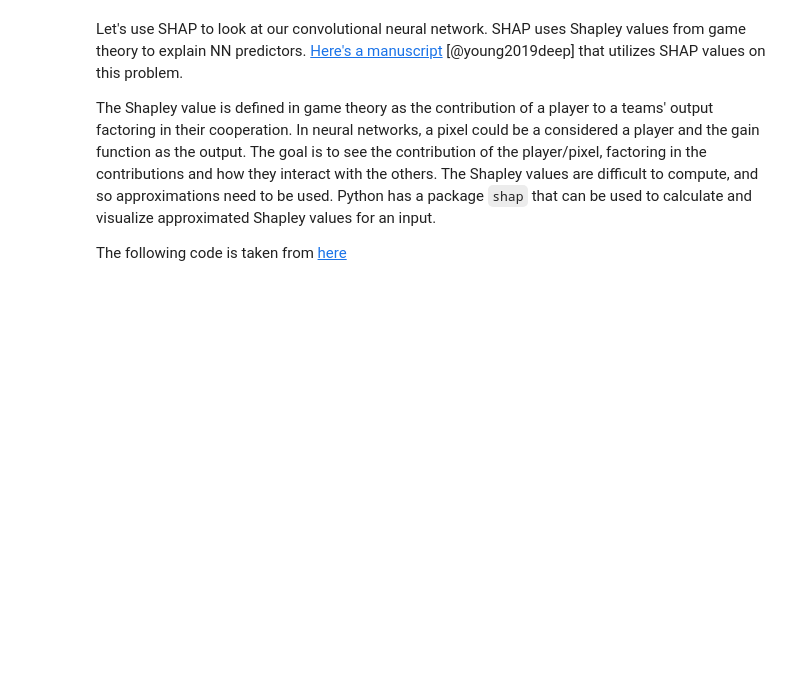
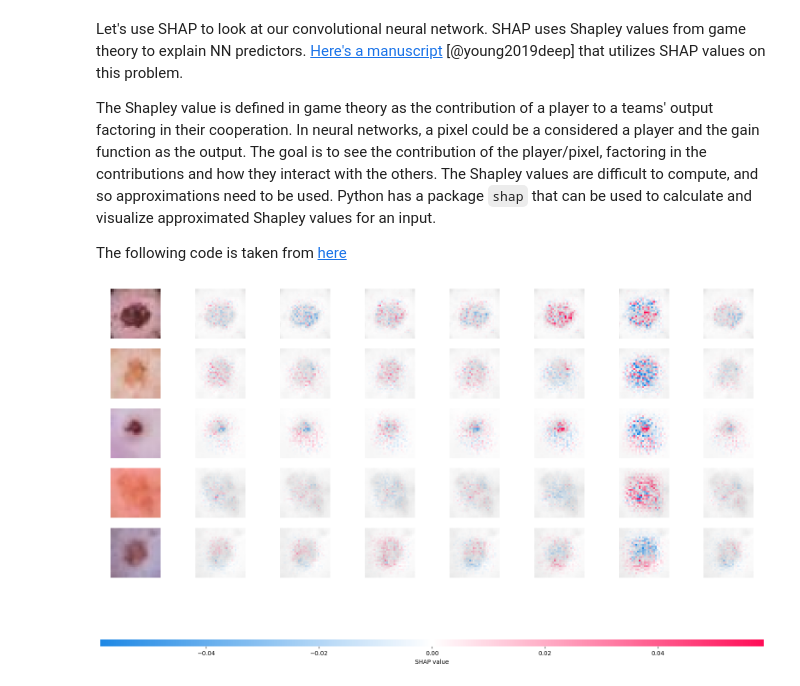
Before and after one commit to smart-stats/ds4bio_book, a Jupyter notebook: book/convnet_example.ipynb, the cells around one changed output. Drawn from its saved outputs; the diff is of its cells as text; code cells hidden in the pictures; blank space fills up the shorter version.

```diff
--- a/book/convnet_example.ipynb
+++ b/book/convnet_example.ipynb
@@ -447,38 +471,43 @@ The Shapley value is defined in game theory as the contribution of a player to a
 
 The following code is taken from [here](https://towardsdatascience.com/pytorch-shap-explainable-convolutional-neural-networks-ece5f04c374f)
 # %%
-import shap
 
-batch = next(iter(test_loader))
-images, _ = batch
+# Re-obtain batch and SHAP values
+batch_new = next(iter(test_loader))
+images_new, _ = batch_new
 
-background = images[:100]
-test_images = images[100:105]
+background_new = images_new[:100]
+test_images_new = images_new[100:105]
 
-e = shap.DeepExplainer(model, background)
-shap_values = e.shap_values(test_images)
+e_new = shap.DeepExplainer(model, background_new)
+shap_values_new = e_new.shap_values(test_images_new)
 
-def to_image_plot_format(values):
+def to_image_plot_format_new(values):
     if isinstance(values, list):
         return [np.moveaxis(v, 1, -1) for v in values]
-
     values = np.asarray(values)
-
-    if values.ndim != 5:
-        raise ValueError(f"Unexpected SHAP output shape: {values.shape}")
-
-    n_samples = test_images.shape[0]
-
-    # Newer SHAP versions often return (samples, channels, height, width, outputs).
+    n_samples = test_images_new.shape[0]
     if values.shape[0] == n_samples:
         return [np.moveaxis(values[..., i], 1, -1) for i in range(values.shape[-1])]
-
-    # Older ndarray layouts can be (outputs, samples, channels, height, width).
     if values.shape[1] == n_samples:
         return [np.moveaxis(values[i], 1, -1) for i in range(values.shape[0])]
-
     raise ValueError(f"Could not interpret SHAP output shape: {values.shape}")
 
-shap_numpy = to_image_plot_format(shap_values)
-test_numpy = np.moveaxis(test_images.cpu().numpy(), 1, -1)
-shap.image_plot(shap_numpy, -test_numpy)
+def min_max_scale_new(arr):
+    min_val = arr.min()
+    max_val = arr.max()
+    if max_val == min_val:
+        return np.zeros_like(arr)
+    return (arr - min_val) / (max_val - min_val)
+
+shap_numpy_raw = to_image_plot_format_new(shap_values_new)
+test_numpy_original = np.moveaxis(test_images_new.cpu().numpy(), 1, -1)
+
+# Scale the original images for background, but do NOT scale shap_numpy_raw
+test_numpy_scaled_for_bg = min_max_scale_new(test_numpy_original)
+
+# Plot the SHAP values using the raw shap_numpy_raw and the scaled original images as background
+# The raw shap_numpy_raw allows shap.image_plot to correctly apply diverging red/blue colormap
+shap.image_plot(shap_numpy_raw, test_numpy_scaled_for_bg)
+# %% [output]
+[figure, added]
```
Also changed, not shown: parts of 9 cells of this notebook.
